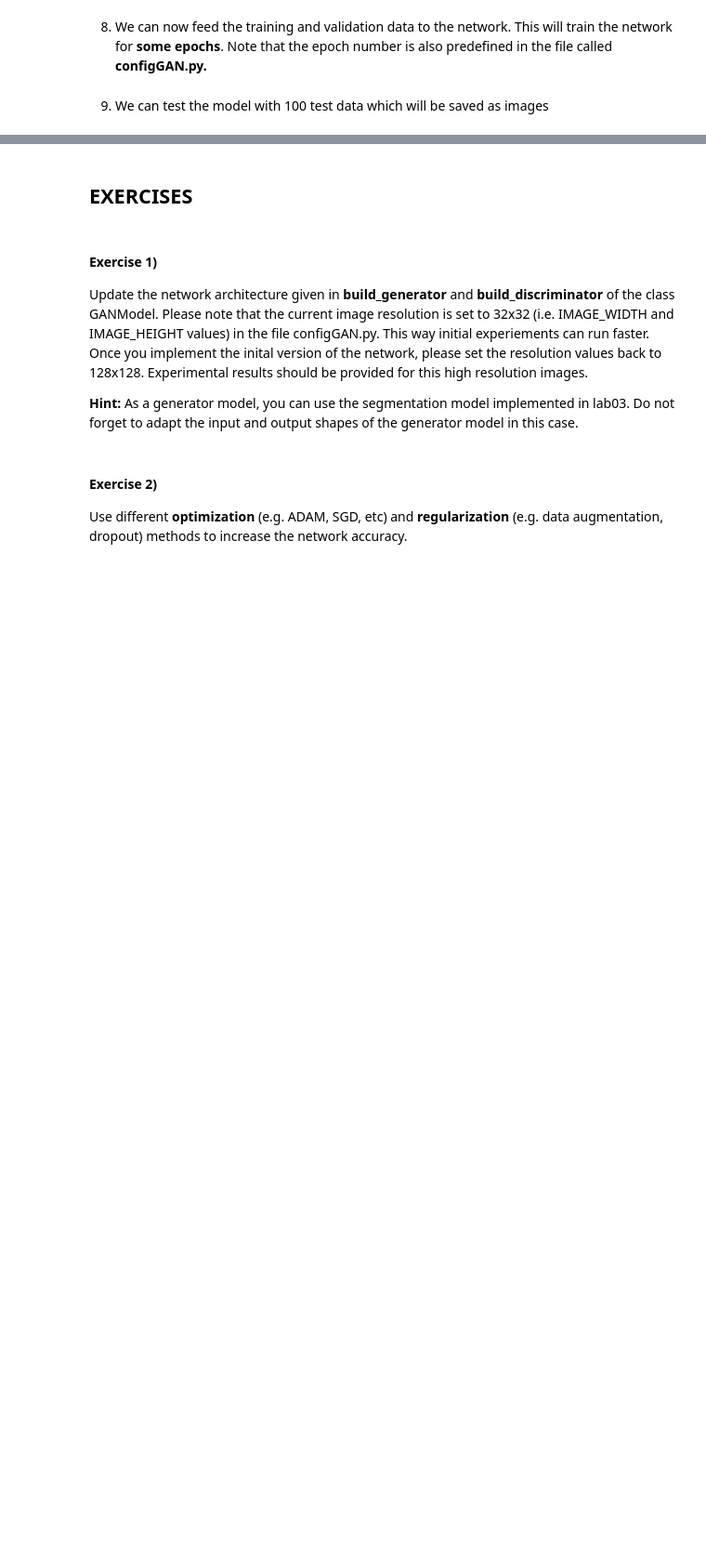
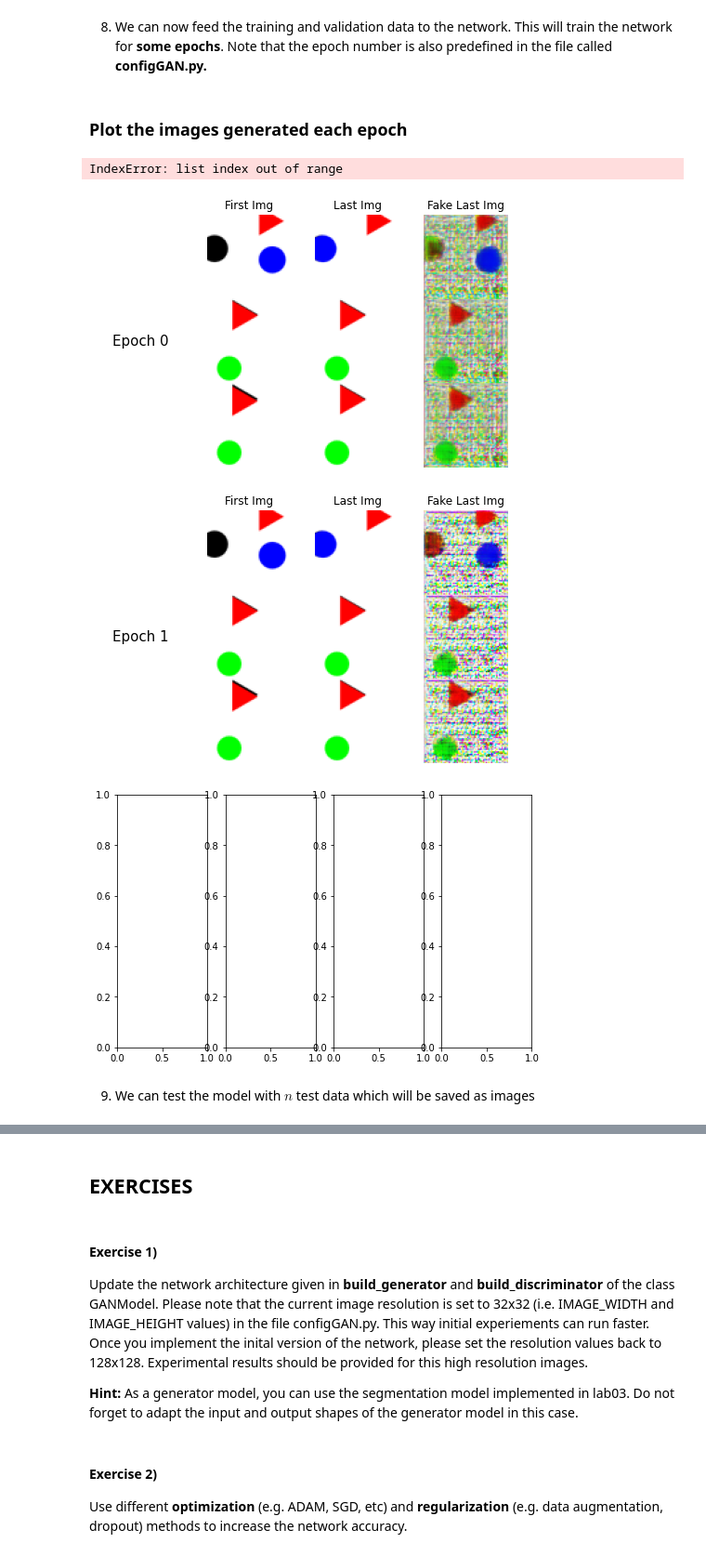
Before and after one commit to kallekj/ArtificialFlyingObjects, a Jupyter notebook: Project/projectGAN/runGAN-project.ipynb, the cells around one changed output, grey strips where cells are left out. Shown at 93% size. Drawn from its saved outputs; the diff is of its cells as text; code cells hidden in the pictures; blank space fills up the shorter version.

```diff
--- a/Project/projectGAN/runGAN-project.ipynb
+++ b/Project/projectGAN/runGAN-project.ipynb
@@ -372,3 +508,15 @@ fake = np.zeros((cfg.BATCH_SIZE,) + modelObj.disc_patch)
 output_log_dir = "./logs/{}".format(datetime.now().strftime("%Y%m%d-%H%M%S"))
 if not os.path.exists(output_log_dir):
     os.makedirs(output_log_dir)
+# %%
+from sklearn.preprocessing import LabelEncoder
+test_first_imgs, test_last_imgs, test_img_labels = next(test_batch_generator)
+
+def label_encoder(input_labels):
+    unique, inverse = np.unique(input_labels, return_inverse=True)
+    onehot = np.eye(unique.shape[0])[inverse]
+    return onehot
+#     encoder = LabelEncoder().fit(['triangle','square','circular'])
+#     return encoder.transform(input_labels)
+
+print(label_encoder(test_img_labels))
@@ -432,0 +622,2 @@ for epoch in range(cfg.NUM_EPOCHS):
+# %% [markdown]
+### Plot the images generated each epoch
@@ -433,2 +652,41 @@ for epoch in range(cfg.NUM_EPOCHS):
+# %%
+
+def render_images(test_fake_last_imgs_per_epoch, epoch):
+    rows = cfg.NUM_EPOCHS
+    fig, axs = plt.subplots(nrows=1, ncols=4, figsize=(8, rows*0.5))
+
+    # build a rectangle in axes coords
+    left, width = .25, .5
+    bottom, height = .25, .5
+    right = left + width
+    top = bottom + height
+    titles = ["First Img", "Last Img", "Fake Last Img"]
+
+    for i, ax in enumerate(axs):
+        generated_images = test_fake_last_imgs_per_epoch[epoch]
+        if(i == 0):
+            ax.text(0.5*(left+right), 0.5*(bottom+top), "Epoch %d" % epoch,
+            horizontalalignment='center',
+            verticalalignment='center',
+            fontsize=15)
+            ax.axis('off')
+        else:
+            ax.imshow(test_fake_last_imgs_per_epoch[epoch][i-1])
+            ax.set_title(titles[i-1])
+            ax.axis('off')
+
+    fig.canvas.draw()       # draw the canvas, cache the renderer
+    image = np.frombuffer(fig.canvas.tostring_rgb(), dtype='uint8')
+    image = image.reshape(fig.canvas.get_width_height()[::-1] + (3,))
+
+    return image
+
+#kwargs_write = {'fps':1.0, 'quantizer':'nq'}
+imageio.mimsave('./Report_Images/CGAN_Unet/training_mae_bxe_pix2pix.gif', [render_images(test_fake_last_imgs_per_epoch, epoch) for epoch in range(cfg.NUM_EPOCHS)], fps=1)
+# %% [output]
+IndexError: list index out of range
+[figure, added]
+[figure, added]
+[figure, added]
 # %% [markdown]
-9) We can test the model with 100 test data which will be saved as images
+9) We can test the model with $n$ test data which will be saved as images
```
Also changed, not shown: parts of 18 cells of this notebook, 28 other files.
